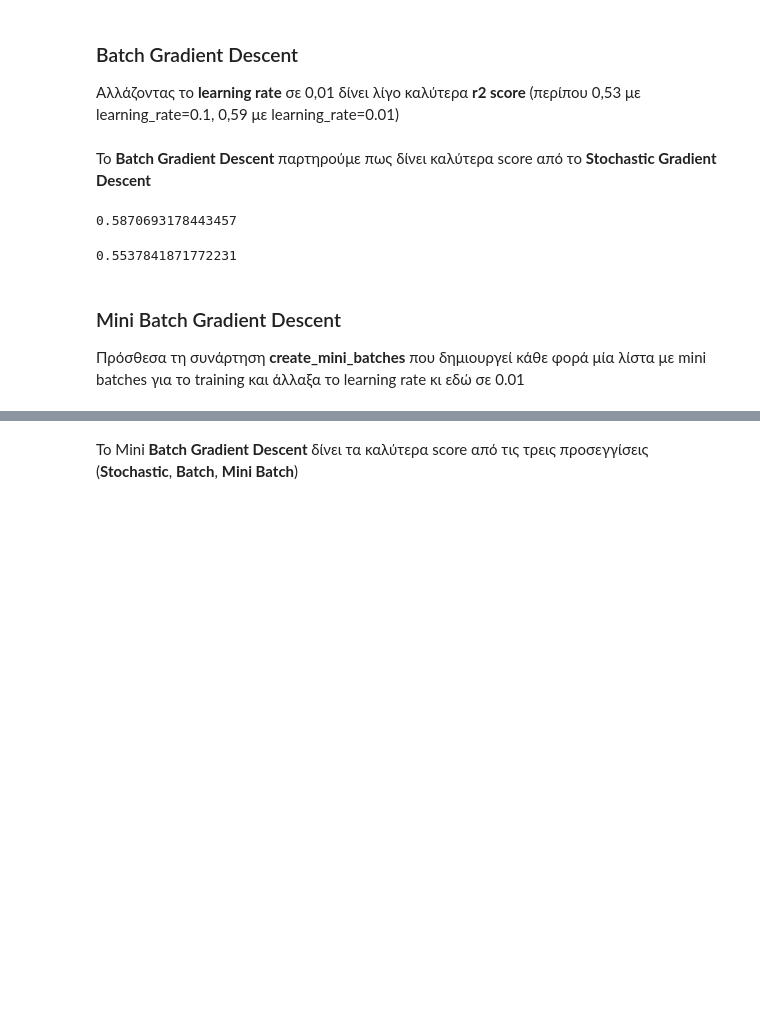
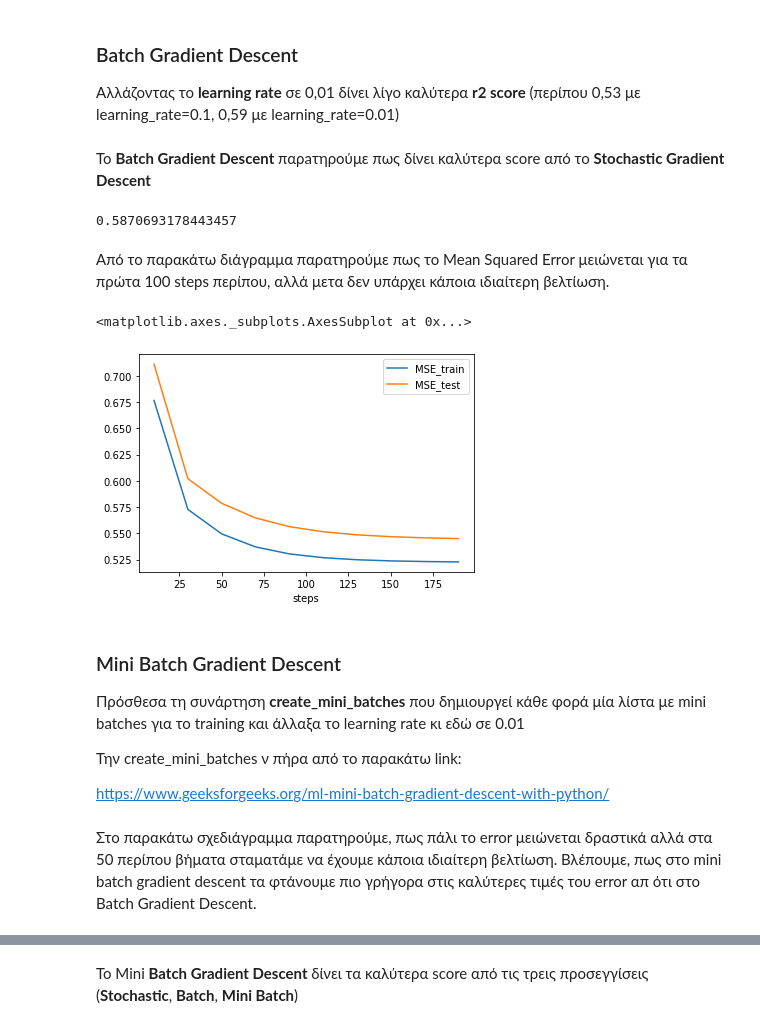
Before and after one commit to VasilisPoul/ys19-1, a Jupyter notebook: task_2.ipynb, the cells around one changed output, grey strips where cells are left out. Drawn from its saved outputs; the diff is of its cells as text; code cells hidden in the pictures; blank space fills up the shorter version.

```diff
--- a/task_2.ipynb
+++ b/task_2.ipynb
@@ -101,7 +120,7 @@ def cost(X, y, theta):
     return J[0]
 
 # function to perform mini-batch gradient descent
-def gradientDescent(X, y, learning_rate = 0.01, steps=1000):
+def gradientDescent(X, y, learning_rate = 0.1, steps=1000):
     X = np.c_[ X, np.ones(X.shape[0]) ] #add a column of ones to X for the bias term
     theta = np.zeros((X.shape[1], 1)) #create inital weights w0, w1..wd
     error_list = []
@@ -111,22 +130,45 @@ def gradientDescent(X, y, learning_rate = 0.01, steps=1000):
 
     return theta, error_list
 
-theta, errors = gradientDescent(X_train, y_train)
+theta, errors = gradientDescent(X_train, y_train, 0.01)
 y_pred = predict(X_test, theta)
 # %% [markdown]
-To **Batch Gradient Descent** παρτηρούμε πως δίνει καλύτερα score από το **Stochastic Gradient Descent**
+To **Batch Gradient Descent** παρaτηρούμε πως δίνει καλύτερα score από το **Stochastic Gradient Descent**
 # %%
 r2_score(y_test,y_pred)
 # %% [output]
 0.5870693178443457
-# %%
-mean_squared_error(y_test, y_pred)
-# %% [output]
-0.5537841871772231
+# %% [markdown]
+Από το παρακάτω διάγραμμα παρατηρούμε πως το Mean Squared Error μειώνεται για τα πρώτα 100 steps περίπου, αλλά μετα δεν υπάρχει κάποια ιδιαίτερη βελτίωση.
+# %%
+MSE_test = []
+MSE_train = []
+for steps_num in range(10,200,20):
+    theta, errors = gradientDescent(X_train, y_train, steps=steps_num)
+
+
+    MSE_test.append(mean_squared_error(y_test, predict(X_test, theta)))
+    MSE_train.append(mean_squared_error(y_train, predict(X_train, theta)))
+
+
+plot_data = {
+    'steps': list(range(10,200,20)),
+    'MSE_train' : MSE_train,
+    'MSE_test' : MSE_test
+}
+df = pd.DataFrame(plot_data, columns = ['steps', 'MSE_train', 'MSE_test'])
+df.plot(x="steps")
+# %% [output]
+<matplotlib.axes._subplots.AxesSubplot at 0x...>
+[figure, added]
 # %% [markdown]
 ### Mini Batch Gradient Descent
 
 Πρόσθεσα τη συνάρτηση **create_mini_batches** που δημιουργεί κάθε φορά μία λίστα με mini batches για το training και άλλαξα το learning rate κι εδώ σε 0.01
+
+Την create_mini_batches ν πήρα από το παρακάτω link:
+
+https://www.geeksforgeeks.org/ml-mini-batch-gradient-descent-with-python/
 # %%
 # function to compute predictions created for the current dataset
 # where y = w0 + w1*x1 +...+w8*x8
@@ -184,0 +226,3 @@ y_pred = predict(X_test, theta)
+# %% [markdown]
+Στο παρακάτω σχεδιάγραμμα παρατηρούμε, πως πάλι το error μειώνεται δραστικά αλλά στα 50 περίπου βήματα σταματάμε να έχουμε κάποια ιδιαίτερη βελτίωση.
+Βλέπουμε, πως στο mini batch gradient descent τα φτάνουμε πιο γρήγορα στις καλύτερες τιμές του error απ ότι στο Batch Gradient Descent.
```
Also changed, not shown: parts of 16 cells of this notebook.
